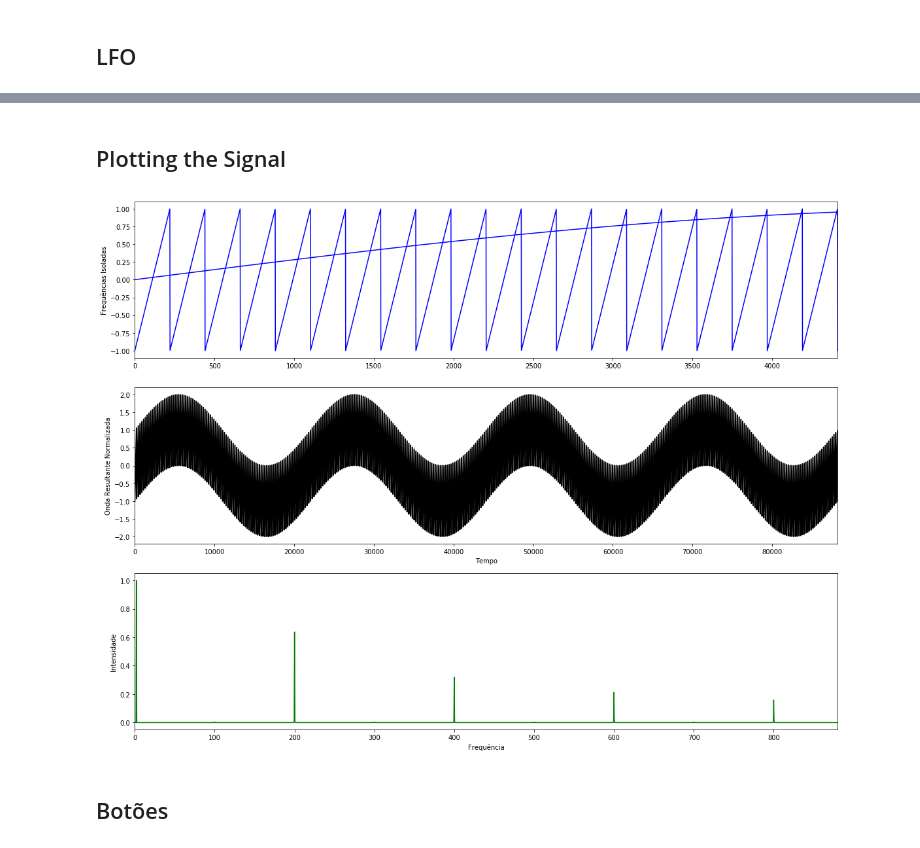
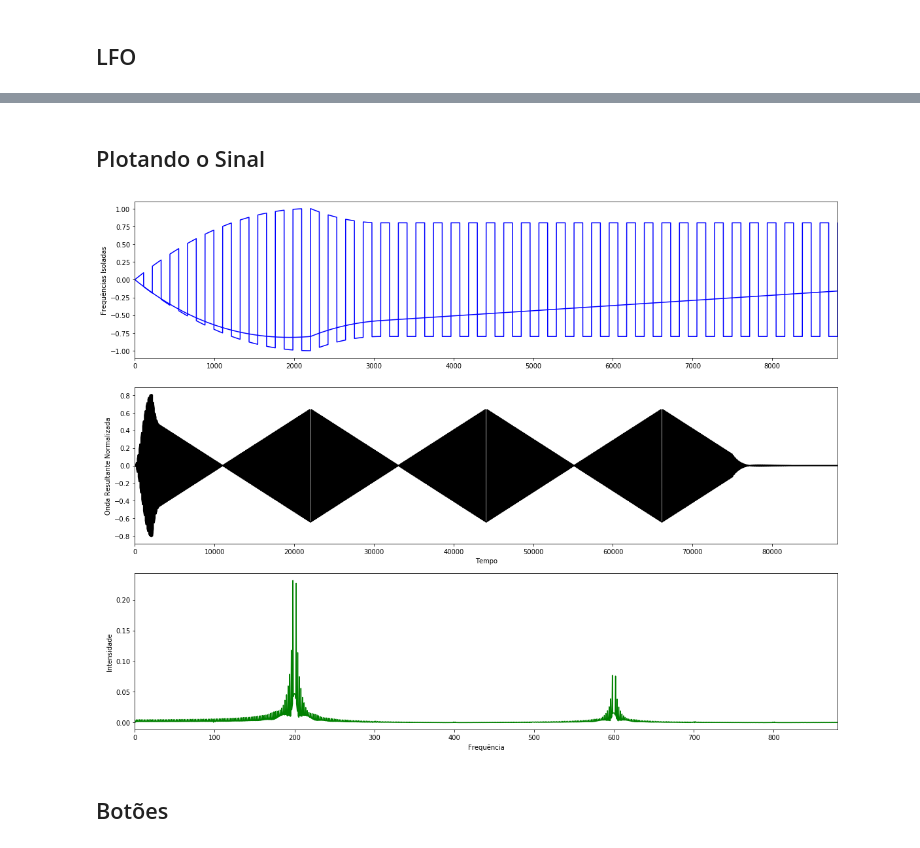
Before and after one commit to grfreitas/Synth-Oni, a Jupyter notebook: Gerando Efeitos Digitais de Áudio.ipynb, the cells around one changed output, grey strips where cells are left out. Saved outputs shown, nothing was run; the diff lists cells and outputs as text; code cells hidden in the pictures.

Commit message:
Buttons, ADSR live plot, noise, fixed stuff.

```diff
--- a/Gerando Efeitos Digitais de Áudio.ipynb
+++ b/Gerando Efeitos Digitais de Áudio.ipynb
@@ -157,5 +174,3 @@ def arpeggiator(notes,wavetype='sine',delay=1,order='ud',fs=44100,lfo_wavetype='
             sd.play(sound)
 
         else: raise ValueError('Order must be u for up, d for down, ud for up and down or rand for random order.')
-# %% [markdown]
-## Plotting the Signal
@@ -162,3 +181,5 @@ def arpeggiator(notes,wavetype='sine',delay=1,order='ud',fs=44100,lfo_wavetype='
+# %% [markdown]
+## Plotando o Sinal
 # %%
 duration = 2
 
@@ -167,14 +188,13 @@ fs = 44100
 samples = list()
 s = list()
 
-s.append(sawtooth(200, duration, fs))
-s.append(sine(2, duration, fs))
+s.append(square(200,duration=duration))
+s.append(sawtooth(2,duration=duration))
 
 for i in range(0,len(s)):
     samples.append(s[i])
 
-result = samples[0]+samples[1]
-result2 = result
+result = samples[0]*samples[1]
 # %%
 # fourier fast transform
 N = len(result)
@@ -186,29 +206,29 @@ xf = np.linspace(0.0, 1.0/(2.0*T), N//2)
 # %%
 fig = plt.figure(figsize=(16, 12))
 gs = gridspec.GridSpec(3, 1)
 
 ax0 = plt.subplot(gs[0])
 ax1 = plt.subplot(gs[1])
 ax2 = plt.subplot(gs[2])
 
 # plotando ondas separadas
 for sample in samples:
     ax0.plot(range(0,len(sample)), sample, color = 'b')
 ax0.set_ylabel('Frequências Isoladas')
-ax0.set_xlim(0,fs/10)
+ax0.set_xlim(0,fs/5)
 
 # domínio tempo da onda resultante
-ax1.plot(range(0,len(result2)), result2, color = 'black', linewidth=2)
+ax1.plot(range(0,len(result)), result, color = 'black', linewidth=2)
 ax1.set_xlabel('Tempo')
 ax1.set_ylabel('Onda Resultante Normalizada')
-ax1.set_xlim(0,duration*fs)
+ax1.set_xlim(0,fs*duration)
 
 # domínio frequência da onda resultante
 ax2.plot(xf, 2.0/N * np.abs(yf[0:N//2]), color = 'g')
 ax2.set_xlim(0,880)
 ax2.set_xlabel('Frequência')
 ax2.set_ylabel('Intensidade')
 
 fig.tight_layout();
 # %% [output]
-[figure, old version]
+[figure, new version]
```
Also changed, not shown: parts of 11 cells of this notebook.
